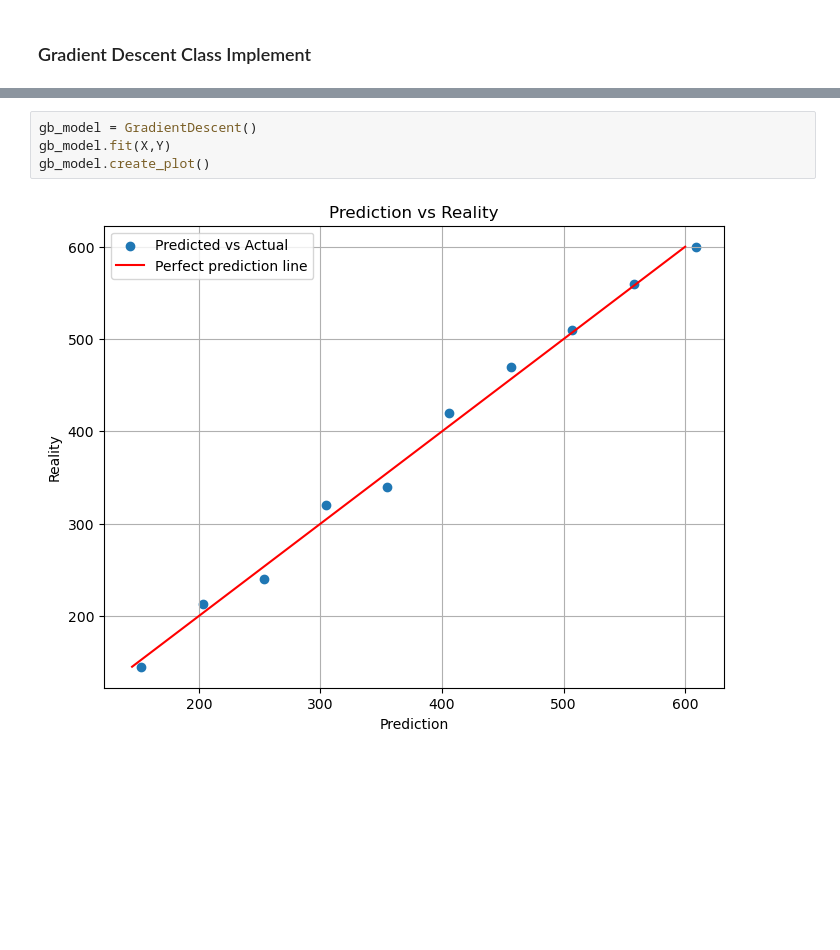
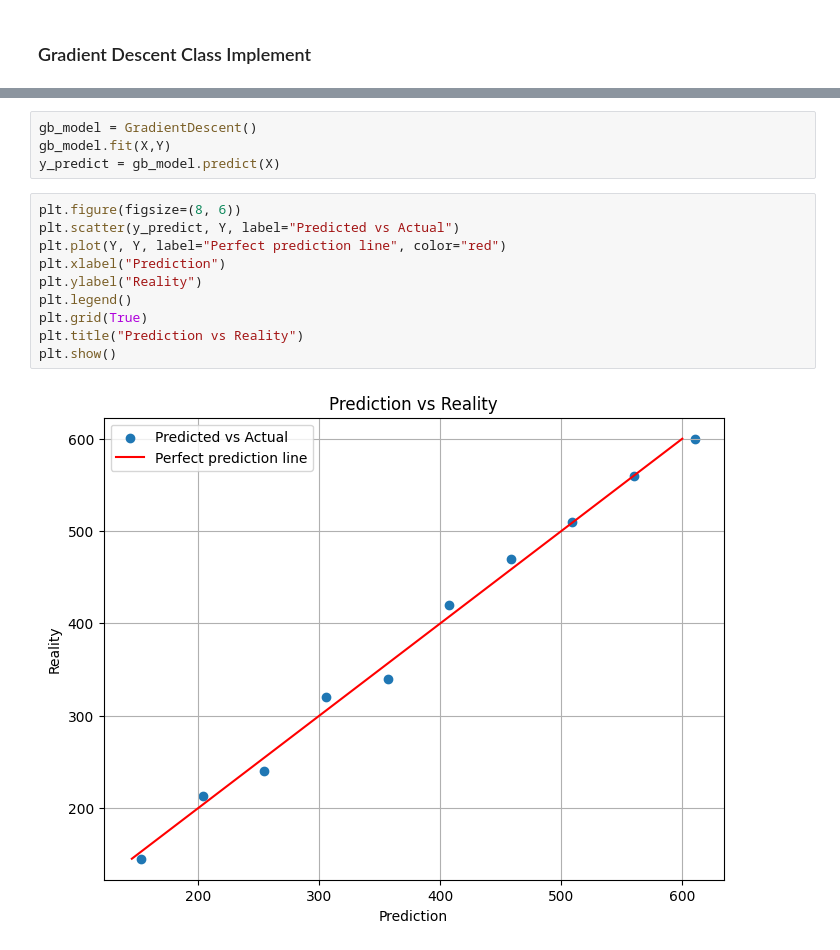
Before and after one commit to w4nn4b3M4ST3R/Raw-Gradient-Descent, a Jupyter notebook: notebooks/demo_gd.ipynb, the cells around one changed output, grey strips where cells are left out. Saved outputs shown, nothing was run; the diff lists cells and outputs as text; blank space fills up the shorter version.

```diff
--- a/notebooks/demo_gd.ipynb
+++ b/notebooks/demo_gd.ipynb
@@ -119,6 +110,16 @@ class GradientDescent:
 # %%
 gb_model = GradientDescent()
 gb_model.fit(X,Y)
-gb_model.create_plot()
+y_predict = gb_model.predict(X)
-# %% [output]
-[figure, removed]
+# %%
+plt.figure(figsize=(8, 6))
+plt.scatter(y_predict, Y, label="Predicted vs Actual")
+plt.plot(Y, Y, label="Perfect prediction line", color="red")
+plt.xlabel("Prediction")
+plt.ylabel("Reality")
+plt.legend()
+plt.grid(True)
+plt.title("Prediction vs Reality")
+plt.show()
+# %% [output]
+[figure, added]
```
Also changed, not shown: parts of 2 cells of this notebook, 7 other files.
